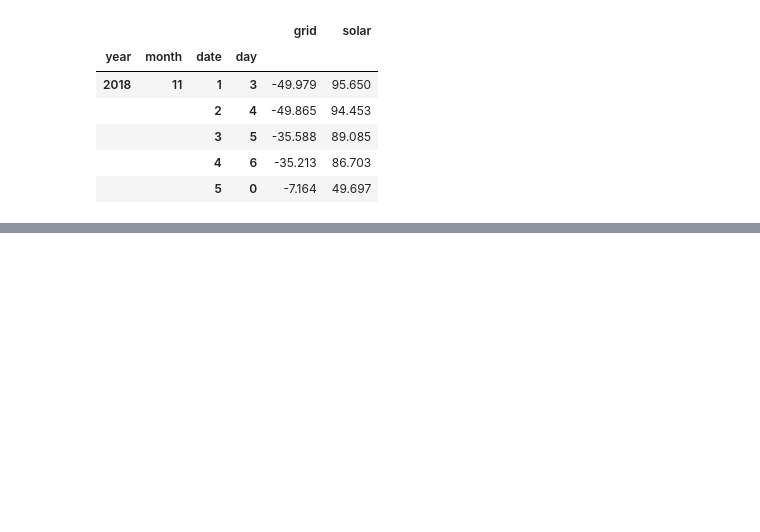
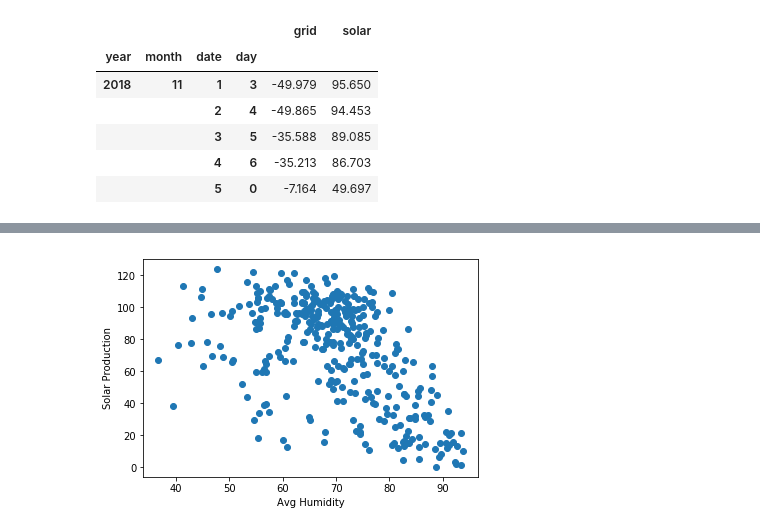
Before and after one commit to mew177/Solar_Battery_Balance_System, a Jupyter notebook: Code/Analysis.ipynb, the cells around one changed output, grey strips where cells are left out. Drawn from its saved outputs; the diff is of its cells as text; code cells hidden in the pictures; blank space fills up the shorter version.

```diff
--- a/Code/Analysis.ipynb
+++ b/Code/Analysis.ipynb
@@ -111,0 +138,7 @@ array([137.33565067])
+# %%
+plt.scatter(wdf['AvgHumidity'], wdf['solar'])
+plt.xlabel('Avg Humidity')
+plt.ylabel('Solar Production')
+plt.show()
+# %% [output]
+[figure, added]
```
Also changed, not shown: parts of 13 cells of this notebook, 3 other files.
